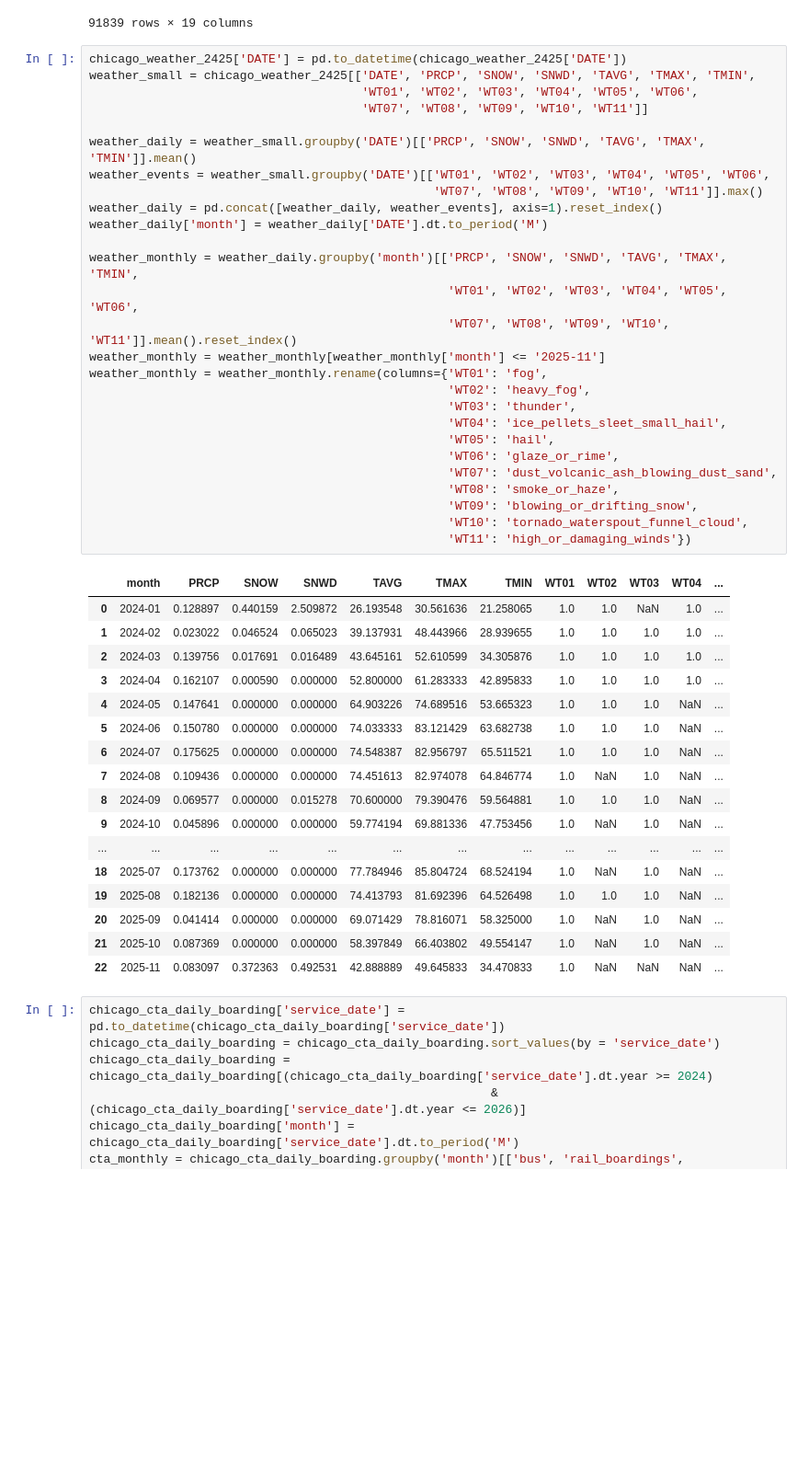
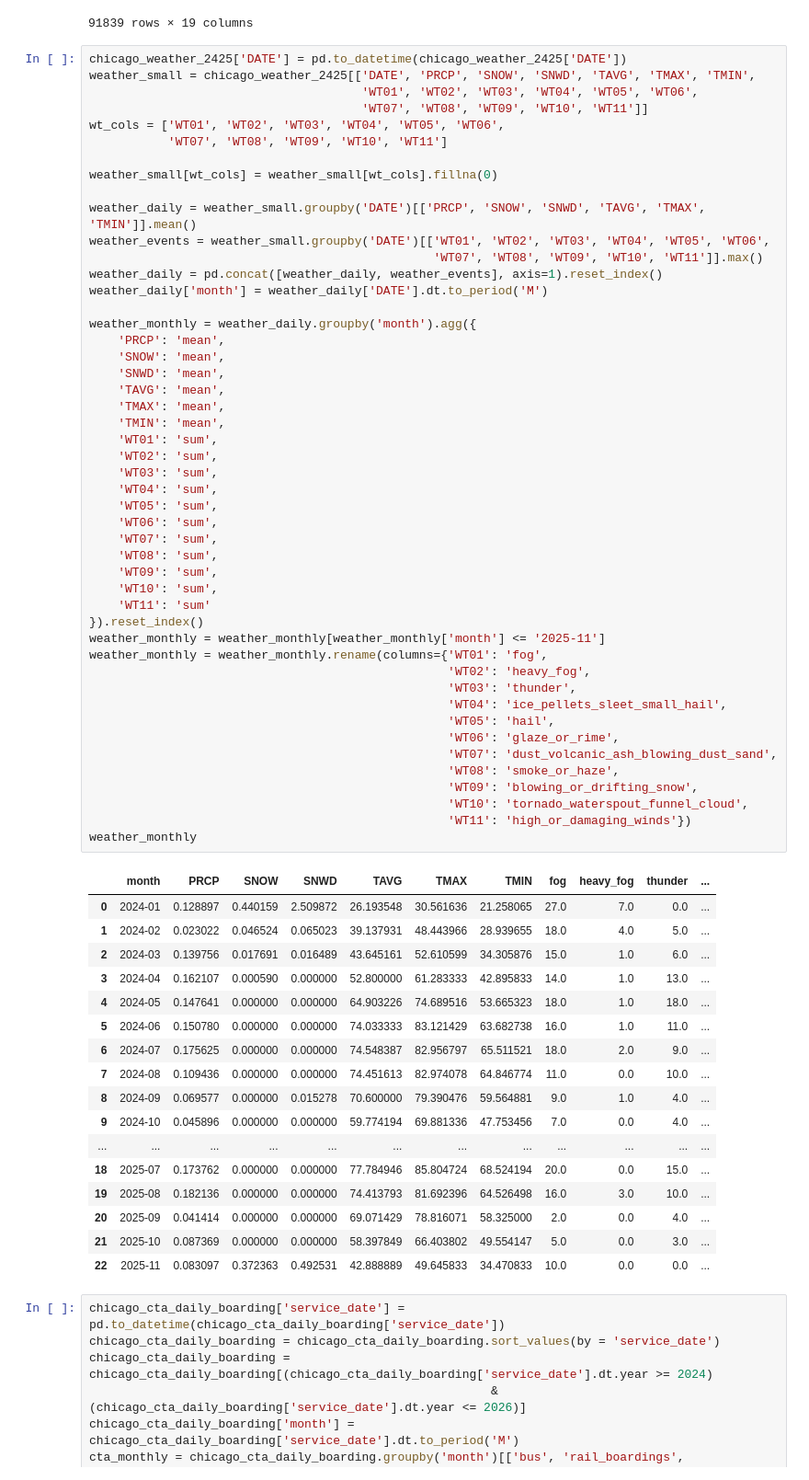
Before and after one commit to lyonstran/IS477_Tran_Machin_Lee, a Jupyter notebook: testing.ipynb, the cells around one changed output. Shown at 92% size. Drawn from its saved outputs; the diff is of its cells as text; blank space fills up the shorter version.

Commit message:
fill missing values with 0 + changed month groups to be summed over mean

```diff
--- a/testing.ipynb
+++ b/testing.ipynb
@@ -25,48 +25,69 @@ chicago_weather_2425
 # %%
 chicago_weather_2425['DATE'] = pd.to_datetime(chicago_weather_2425['DATE'])
 weather_small = chicago_weather_2425[['DATE', 'PRCP', 'SNOW', 'SNWD', 'TAVG', 'TMAX', 'TMIN',
                                       'WT01', 'WT02', 'WT03', 'WT04', 'WT05', 'WT06',
                                       'WT07', 'WT08', 'WT09', 'WT10', 'WT11']]
+wt_cols = ['WT01', 'WT02', 'WT03', 'WT04', 'WT05', 'WT06',
+           'WT07', 'WT08', 'WT09', 'WT10', 'WT11']
+
+weather_small[wt_cols] = weather_small[wt_cols].fillna(0)
 
 weather_daily = weather_small.groupby('DATE')[['PRCP', 'SNOW', 'SNWD', 'TAVG', 'TMAX', 'TMIN']].mean()
 weather_events = weather_small.groupby('DATE')[['WT01', 'WT02', 'WT03', 'WT04', 'WT05', 'WT06',
                                                 'WT07', 'WT08', 'WT09', 'WT10', 'WT11']].max()
 weather_daily = pd.concat([weather_daily, weather_events], axis=1).reset_index()
 weather_daily['month'] = weather_daily['DATE'].dt.to_period('M')
 
-weather_monthly = weather_daily.groupby('month')[['PRCP', 'SNOW', 'SNWD', 'TAVG', 'TMAX', 'TMIN',
-                                                  'WT01', 'WT02', 'WT03', 'WT04', 'WT05', 'WT06',
-                                                  'WT07', 'WT08', 'WT09', 'WT10', 'WT11']].mean().reset_index()
+weather_monthly = weather_daily.groupby('month').agg({
+    'PRCP': 'mean',
+    'SNOW': 'mean',
+    'SNWD': 'mean',
+    'TAVG': 'mean',
+    'TMAX': 'mean',
+    'TMIN': 'mean',
+    'WT01': 'sum',
+    'WT02': 'sum',
+    'WT03': 'sum',
+    'WT04': 'sum',
+    'WT05': 'sum',
+    'WT06': 'sum',
+    'WT07': 'sum',
+    'WT08': 'sum',
+    'WT09': 'sum',
+    'WT10': 'sum',
+    'WT11': 'sum'
+}).reset_index()
 weather_monthly = weather_monthly[weather_monthly['month'] <= '2025-11']
 weather_monthly = weather_monthly.rename(columns={'WT01': 'fog',
                                                   'WT02': 'heavy_fog',
                                                   'WT03': 'thunder',
                                                   'WT04': 'ice_pellets_sleet_small_hail',
                                                   'WT05': 'hail',
                                                   'WT06': 'glaze_or_rime',
                                                   'WT07': 'dust_volcanic_ash_blowing_dust_sand',
                                                   'WT08': 'smoke_or_haze',
                                                   'WT09': 'blowing_or_drifting_snow',
                                                   'WT10': 'tornado_waterspout_funnel_cloud',
                                                   'WT11': 'high_or_damaging_winds'})
+weather_monthly
 # %% [output]
-|  | month | PRCP | SNOW | SNWD | TAVG | TMAX | TMIN | WT01 | WT02 | WT03 | WT04 | ... |
-| 0 | 2024-01 | 0.128897 | 0.440159 | 2.509872 | 26.193548 | 30.561636 | 21.258065 | 1.0 | 1.0 | NaN | 1.0 | ... |
-| 1 | 2024-02 | 0.023022 | 0.046524 | 0.065023 | 39.137931 | 48.443966 | 28.939655 | 1.0 | 1.0 | 1.0 | 1.0 | ... |
-| 2 | 2024-03 | 0.139756 | 0.017691 | 0.016489 | 43.645161 | 52.610599 | 34.305876 | 1.0 | 1.0 | 1.0 | 1.0 | ... |
-| 3 | 2024-04 | 0.162107 | 0.000590 | 0.000000 | 52.800000 | 61.283333 | 42.895833 | 1.0 | 1.0 | 1.0 | 1.0 | ... |
-| 4 | 2024-05 | 0.147641 | 0.000000 | 0.000000 | 64.903226 | 74.689516 | 53.665323 | 1.0 | 1.0 | 1.0 | NaN | ... |
-| 5 | 2024-06 | 0.150780 | 0.000000 | 0.000000 | 74.033333 | 83.121429 | 63.682738 | 1.0 | 1.0 | 1.0 | NaN | ... |
-| 6 | 2024-07 | 0.175625 | 0.000000 | 0.000000 | 74.548387 | 82.956797 | 65.511521 | 1.0 | 1.0 | 1.0 | NaN | ... |
-| 7 | 2024-08 | 0.109436 | 0.000000 | 0.000000 | 74.451613 | 82.974078 | 64.846774 | 1.0 | NaN | 1.0 | NaN | ... |
-| 8 | 2024-09 | 0.069577 | 0.000000 | 0.015278 | 70.600000 | 79.390476 | 59.564881 | 1.0 | 1.0 | 1.0 | NaN | ... |
-| 9 | 2024-10 | 0.045896 | 0.000000 | 0.000000 | 59.774194 | 69.881336 | 47.753456 | 1.0 | NaN | 1.0 | NaN | ... |
-| ... | ... | ... | ... | ... | ... | ... | ... | ... | ... | ... | ... | ... |
-| 18 | 2025-07 | 0.173762 | 0.000000 | 0.000000 | 77.784946 | 85.804724 | 68.524194 | 1.0 | NaN | 1.0 | NaN | ... |
-| 19 | 2025-08 | 0.182136 | 0.000000 | 0.000000 | 74.413793 | 81.692396 | 64.526498 | 1.0 | 1.0 | 1.0 | NaN | ... |
-| 20 | 2025-09 | 0.041414 | 0.000000 | 0.000000 | 69.071429 | 78.816071 | 58.325000 | 1.0 | NaN | 1.0 | NaN | ... |
-| 21 | 2025-10 | 0.087369 | 0.000000 | 0.000000 | 58.397849 | 66.403802 | 49.554147 | 1.0 | NaN | 1.0 | NaN | ... |
-| 22 | 2025-11 | 0.083097 | 0.372363 | 0.492531 | 42.888889 | 49.645833 | 34.470833 | 1.0 | NaN | NaN | NaN | ... |
+|  | month | PRCP | SNOW | SNWD | TAVG | TMAX | TMIN | fog | heavy_fog | thunder | ... |
+| 0 | 2024-01 | 0.128897 | 0.440159 | 2.509872 | 26.193548 | 30.561636 | 21.258065 | 27.0 | 7.0 | 0.0 | ... |
+| 1 | 2024-02 | 0.023022 | 0.046524 | 0.065023 | 39.137931 | 48.443966 | 28.939655 | 18.0 | 4.0 | 5.0 | ... |
+| 2 | 2024-03 | 0.139756 | 0.017691 | 0.016489 | 43.645161 | 52.610599 | 34.305876 | 15.0 | 1.0 | 6.0 | ... |
+| 3 | 2024-04 | 0.162107 | 0.000590 | 0.000000 | 52.800000 | 61.283333 | 42.895833 | 14.0 | 1.0 | 13.0 | ... |
+| 4 | 2024-05 | 0.147641 | 0.000000 | 0.000000 | 64.903226 | 74.689516 | 53.665323 | 18.0 | 1.0 | 18.0 | ... |
+| 5 | 2024-06 | 0.150780 | 0.000000 | 0.000000 | 74.033333 | 83.121429 | 63.682738 | 16.0 | 1.0 | 11.0 | ... |
+| 6 | 2024-07 | 0.175625 | 0.000000 | 0.000000 | 74.548387 | 82.956797 | 65.511521 | 18.0 | 2.0 | 9.0 | ... |
+| 7 | 2024-08 | 0.109436 | 0.000000 | 0.000000 | 74.451613 | 82.974078 | 64.846774 | 11.0 | 0.0 | 10.0 | ... |
+| 8 | 2024-09 | 0.069577 | 0.000000 | 0.015278 | 70.600000 | 79.390476 | 59.564881 | 9.0 | 1.0 | 4.0 | ... |
+| 9 | 2024-10 | 0.045896 | 0.000000 | 0.000000 | 59.774194 | 69.881336 | 47.753456 | 7.0 | 0.0 | 4.0 | ... |
+| ... | ... | ... | ... | ... | ... | ... | ... | ... | ... | ... | ... |
+| 18 | 2025-07 | 0.173762 | 0.000000 | 0.000000 | 77.784946 | 85.804724 | 68.524194 | 20.0 | 0.0 | 15.0 | ... |
+| 19 | 2025-08 | 0.182136 | 0.000000 | 0.000000 | 74.413793 | 81.692396 | 64.526498 | 16.0 | 3.0 | 10.0 | ... |
+| 20 | 2025-09 | 0.041414 | 0.000000 | 0.000000 | 69.071429 | 78.816071 | 58.325000 | 2.0 | 0.0 | 4.0 | ... |
+| 21 | 2025-10 | 0.087369 | 0.000000 | 0.000000 | 58.397849 | 66.403802 | 49.554147 | 5.0 | 0.0 | 3.0 | ... |
+| 22 | 2025-11 | 0.083097 | 0.372363 | 0.492531 | 42.888889 | 49.645833 | 34.470833 | 10.0 | 0.0 | 0.0 | ... |
 # %%
 chicago_cta_daily_boarding['service_date'] = pd.to_datetime(chicago_cta_daily_boarding['service_date'])
 chicago_cta_daily_boarding = chicago_cta_daily_boarding.sort_values(by = 'service_date')
```
Also changed, not shown: 2 other files.
